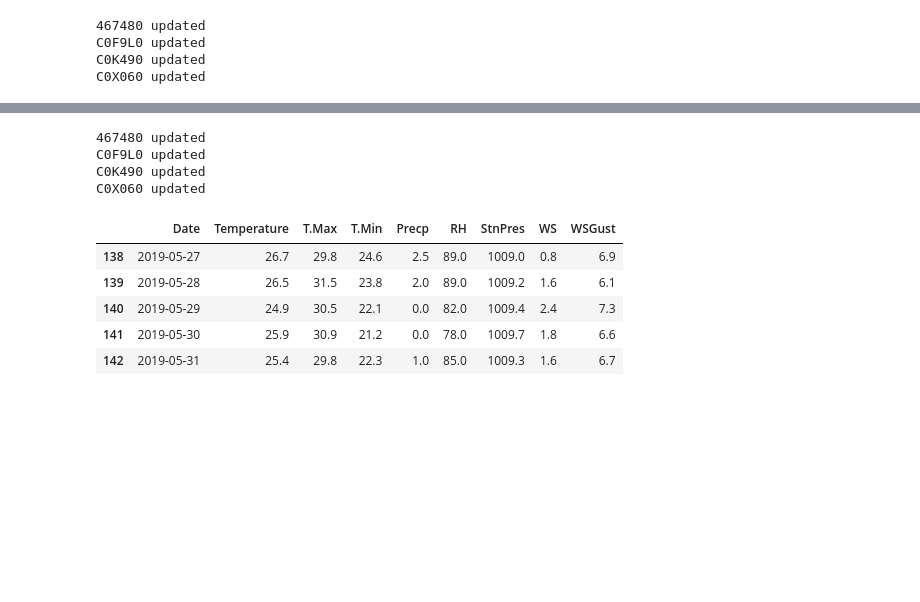
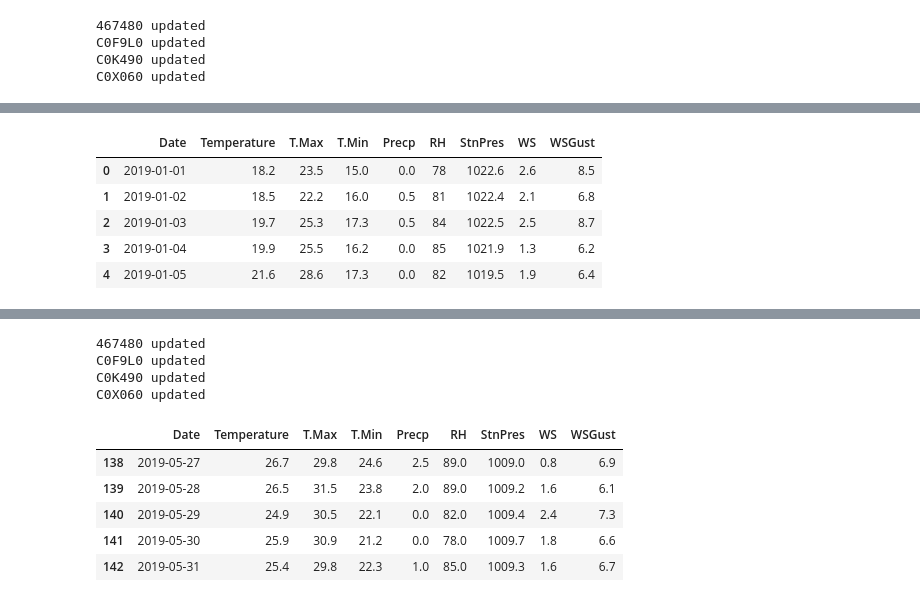
Before and after one commit to dogppatrick/python, a Jupyter notebook: cb105g4/cov_weather/003_update_weather.ipynb, the cells around one changed output, grey strips where cells are left out. Saved outputs shown, nothing was run; the diff lists cells and outputs as text; code cells hidden in the pictures; blank space fills up the shorter version.

```diff
--- a/cb105g4/cov_weather/003_update_weather.ipynb
+++ b/cb105g4/cov_weather/003_update_weather.ipynb
@@ -55,0 +48,10 @@ merger_data.shape
+# %%
+data = merge_weatherdata(p_dir,station_name)
+data.head()
+# %% [output]
+|  | Date | Temperature | T.Max | T.Min | Precp | RH | StnPres | WS | WSGust |
+| 0 | 2019-01-01 | 18.2 | 23.5 | 15.0 | 0.0 | 78 | 1022.6 | 2.6 | 8.5 |
+| 1 | 2019-01-02 | 18.5 | 22.2 | 16.0 | 0.5 | 81 | 1022.4 | 2.1 | 6.8 |
+| 2 | 2019-01-03 | 19.7 | 25.3 | 17.3 | 0.5 | 84 | 1022.5 | 2.5 | 8.7 |
+| 3 | 2019-01-04 | 19.9 | 25.5 | 16.2 | 0.0 | 85 | 1021.9 | 1.3 | 6.2 |
+| 4 | 2019-01-05 | 21.6 | 28.6 | 17.3 | 0.0 | 82 | 1019.5 | 1.9 | 6.4 |
```
Also changed, not shown: parts of 4 cells of this notebook, 2 other files.
